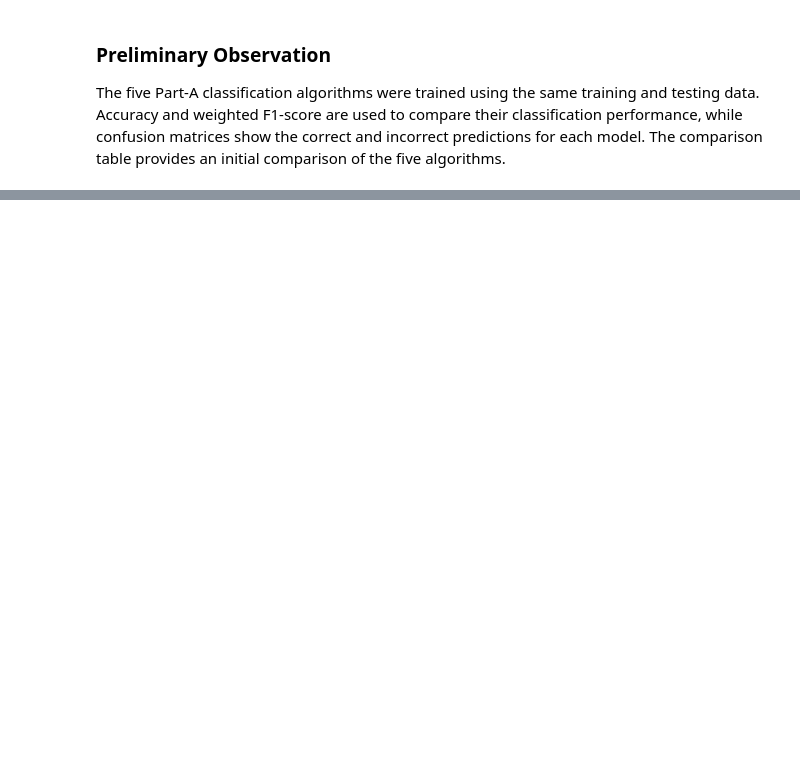
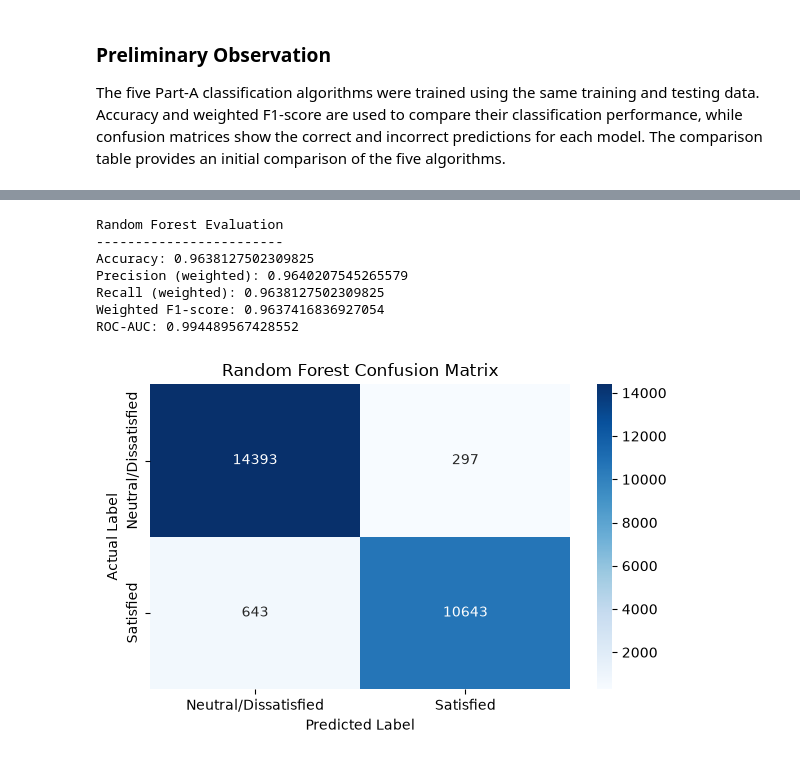
Before and after one commit to ML-Capstone-Review/ML-Capstone-Project, a Jupyter notebook: notebooks/classification.ipynb, the cells around one changed output, grey strips where cells are left out. Cells and saved outputs as stored; diff of their text form; code cells hidden in the pictures; blank space fills up the shorter version.

```diff
--- a/notebooks/classification.ipynb
+++ b/notebooks/classification.ipynb
@@ -680,0 +811,59 @@ The five Part-A classification algorithms were trained using the same training a
+# %%
+# ============================================================
+# E3 — RANDOM FOREST EVALUATION
+# ============================================================
+
+rf_accuracy = accuracy_score(y_test, y_pred_rf)
+
+rf_precision = precision_score(
+    y_test, y_pred_rf, average="weighted", zero_division=0
+)
+
+rf_recall = recall_score(
+    y_test, y_pred_rf, average="weighted", zero_division=0
+)
+
+rf_f1 = f1_score(
+    y_test, y_pred_rf, average="weighted", zero_division=0
+)
+
+# ROC-AUC uses the probability of the positive class (Satisfied = 1)
+rf_probabilities = rf_model.predict_proba(X_test)[:, 1]
+
+rf_roc_auc = roc_auc_score(y_test, rf_probabilities)
+
+print("Random Forest Evaluation")
+print("------------------------")
+print("Accuracy:", rf_accuracy)
+print("Precision (weighted):", rf_precision)
+print("Recall (weighted):", rf_recall)
+print("Weighted F1-score:", rf_f1)
+print("ROC-AUC:", rf_roc_auc)
+
+# Confusion matrix
+rf_cm = confusion_matrix(y_test, y_pred_rf)
+
+plt.figure(figsize=(6, 4))
+sns.heatmap(
+    rf_cm,
+    annot=True,
+    fmt="d",
+    cmap="Blues",
+    xticklabels=["Neutral/Dissatisfied", "Satisfied"],
+    yticklabels=["Neutral/Dissatisfied", "Satisfied"]
+)
+
+plt.xlabel("Predicted Label")
+plt.ylabel("Actual Label")
+plt.title("Random Forest Confusion Matrix")
+plt.tight_layout()
+plt.show()
+# %% [output]
+Random Forest Evaluation
+------------------------
+Accuracy: 0.9638127502309825
+Precision (weighted): 0.9640207545265579
+Recall (weighted): 0.9638127502309825
+Weighted F1-score: 0.9637416836927054
+ROC-AUC: 0.994489567428552
+[figure, added]
```
Also changed, not shown: parts of 16 cells of this notebook.
